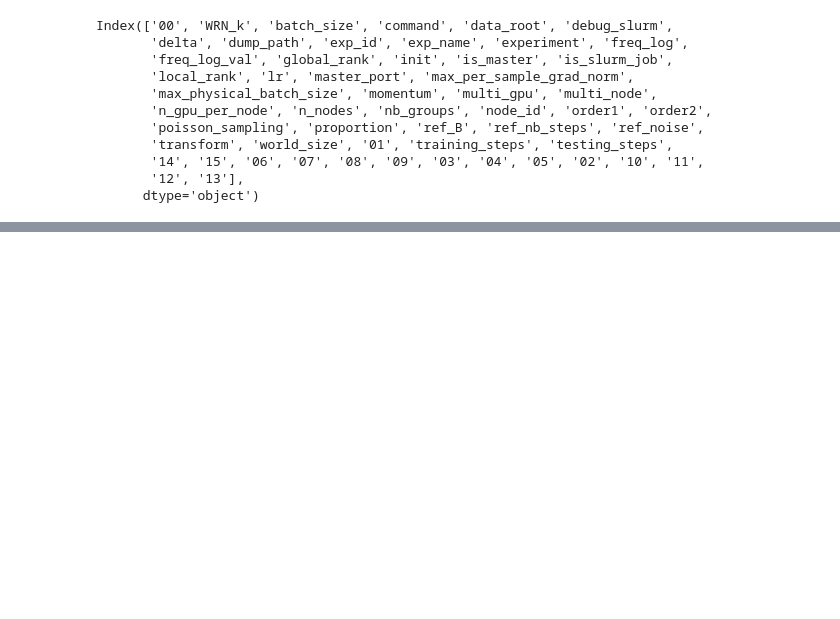
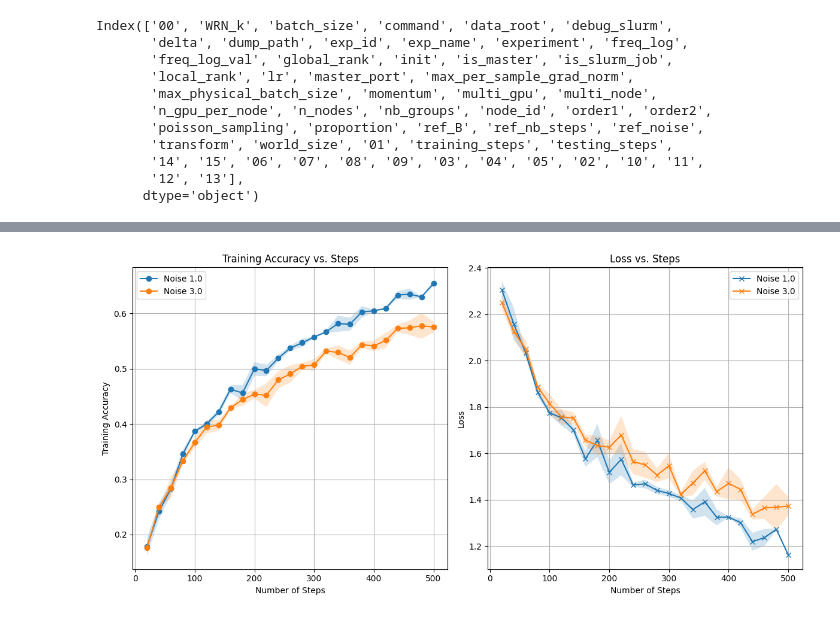
Before and after one commit to LisaRebecca/privacy-preserving-data-analytics, a Jupyter notebook: src/tan/noise_experiments.ipynb, the cells around one changed output, grey strips where cells are left out. Saved outputs shown, nothing was run; the diff lists cells and outputs as text; code cells hidden in the pictures; blank space fills up the shorter version.

```diff
--- a/src/tan/noise_experiments.ipynb
+++ b/src/tan/noise_experiments.ipynb
@@ -122,0 +270,92 @@ Name: ref_noise, dtype: float64
+# %%
+import matplotlib.pyplot as plt
+import numpy as np
+
+# Initialize lists to store training accuracy and loss at each step, grouped by ref_noise
+all_steps = []
+all_train_acc = {}
+all_loss = {}
+ref_noise_groups = {}
+
+# Loop through all experiments
+for idx in range(len(df_noise_experiments)):
+
+    experiment = df_noise_experiments.iloc[idx]
+    ref_noise = experiment["ref_noise"]
+    training_steps = experiment["training_steps"]
+
+    # Extract steps, train_acc, and loss for each experiment
+    steps = [entry['nb_steps'] for entry in training_steps]
+    train_acc = [entry['train_acc'] for entry in training_steps]
+    loss = [entry['loss'] for entry in training_steps]
+
+    # For each unique step, accumulate the train_acc and loss values grouped by ref_noise
+    for step, acc, l in zip(steps, train_acc, loss):
+        if step not in all_steps:
+            all_steps.append(step)
+
+        if ref_noise not in ref_noise_groups:
+            ref_noise_groups[ref_noise] = {"train_acc": {}, "loss": {}}
+
+        if step not in ref_noise_groups[ref_noise]["train_acc"]:
+            ref_noise_groups[ref_noise]["train_acc"][step] = []
+        if step not in ref_noise_groups[ref_noise]["loss"]:
+            ref_noise_groups[ref_noise]["loss"][step] = []
+
+        ref_noise_groups[ref_noise]["train_acc"][step].append(acc)
+        ref_noise_groups[ref_noise]["loss"][step].append(l)
+
+# Sort the steps (optional, depending on how the steps are ordered)
+all_steps = sorted(all_steps)
+
+# Create the plot
+plt.figure(figsize=(12, 6))
+
+# Loop through each ref_noise group and calculate mean and std, then plot
+for ref_noise, group in ref_noise_groups.items():
+    mean_train_acc = []
+    std_train_acc = []
+    mean_loss = []
+    std_loss = []
+
+    # Calculate the mean and standard deviation for each step in this group
+    for step in all_steps:
+        mean_train_acc.append(np.mean(group["train_acc"].get(step, [0])))
+        std_train_acc.append(np.std(group["train_acc"].get(step, [0])))
+        mean_loss.append(np.mean(group["loss"].get(step, [0])))
+        std_loss.append(np.std(group["loss"].get(step, [0])))
+
+    # Plot training accuracy with shaded standard deviation
+    plt.subplot(1, 2, 1)
+    plt.plot(all_steps, mean_train_acc, label=f'Noise {ref_noise}', marker='o')
+    plt.fill_between(all_steps, np.array(mean_train_acc) - np.array(std_train_acc),
+                     np.array(mean_train_acc) + np.array(std_train_acc), alpha=0.2)
+
+    # Plot loss with shaded standard deviation
+    plt.subplot(1, 2, 2)
+    plt.plot(all_steps, mean_loss, label=f'Noise {ref_noise}', marker='x')
+    plt.fill_between(all_steps, np.array(mean_loss) - np.array(std_loss),
+                     np.array(mean_loss) + np.array(std_loss), alpha=0.2)
+
+# Set labels, titles, and grids
+plt.subplot(1, 2, 1)
+plt.xlabel('Number of Steps')
+plt.ylabel('Training Accuracy')
+plt.title('Training Accuracy vs. Steps')
+plt.grid(True)
+plt.legend()
+
+plt.subplot(1, 2, 2)
+plt.xlabel('Number of Steps')
+plt.ylabel('Loss')
+plt.title('Loss vs. Steps')
+plt.grid(True)
+plt.legend()
+
+# Adjust layout to avoid overlap
+plt.tight_layout()
+
+# Show the plot
+plt.show()
+# %% [output]
+[figure, added]
```
Also changed, not shown: parts of 6 cells of this notebook.
